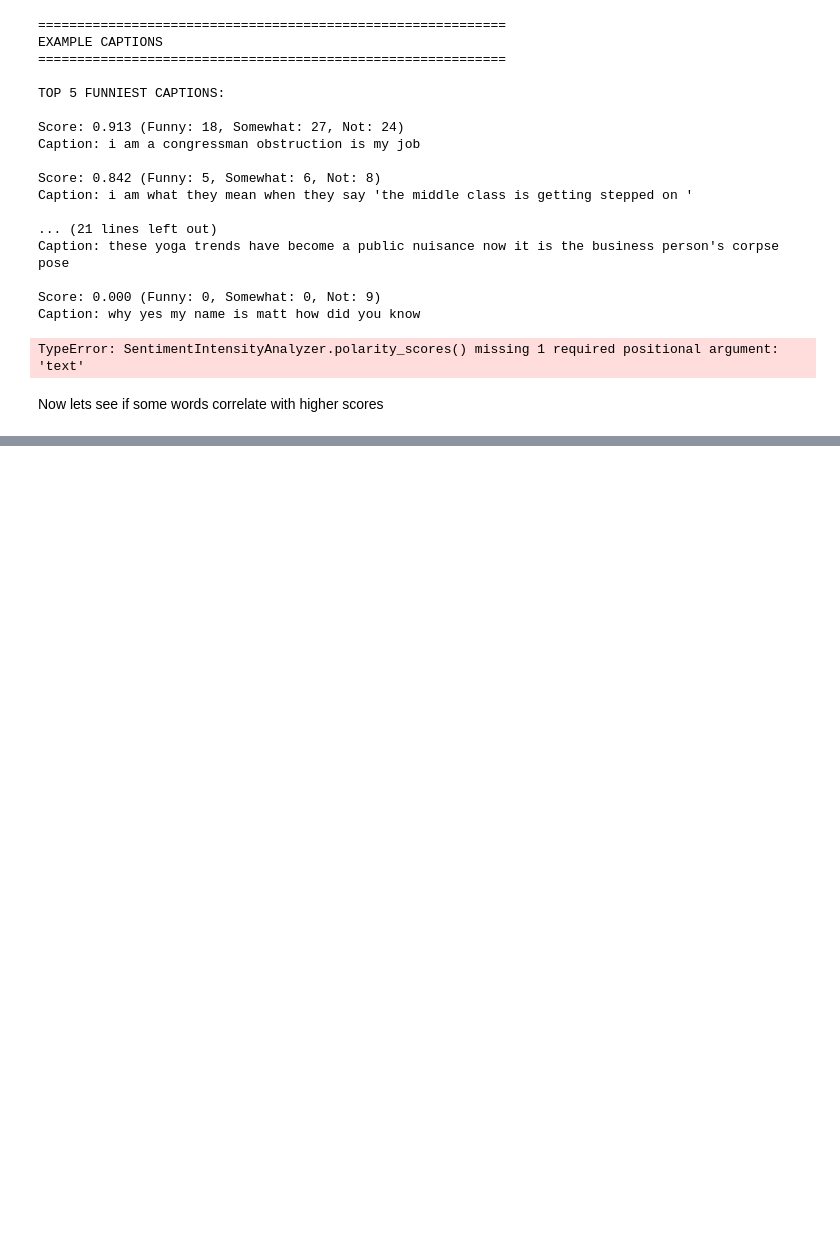
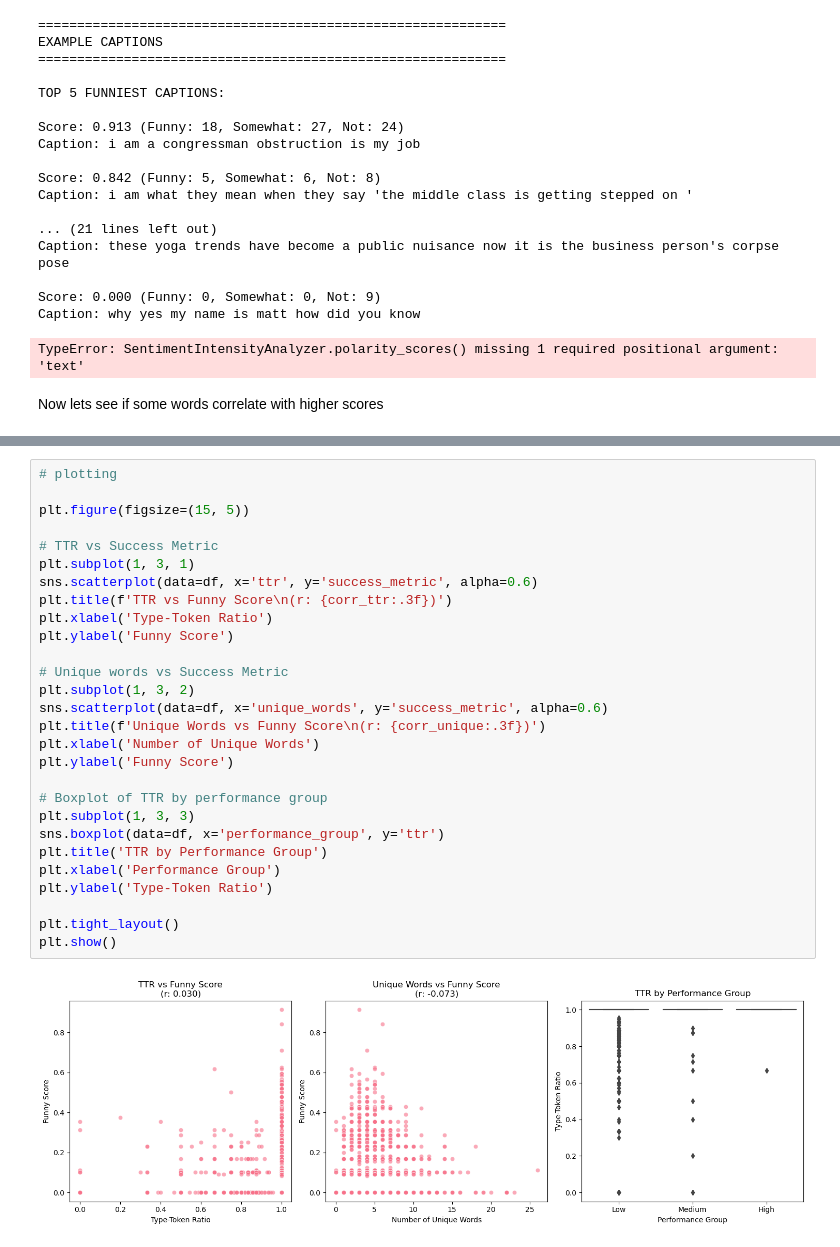
Before and after one commit to epfl-ada/ada-2025-project-json-derulo, a Jupyter notebook: src/Marina/data_exploration.ipynb, the cells around one changed output, grey strips where cells are left out. Cells and saved outputs as stored; diff of their text form; blank space fills up the shorter version.

```diff
--- a/src/Marina/data_exploration.ipynb
+++ b/src/Marina/data_exploration.ipynb
@@ -493,0 +659,30 @@ for word, count in most_common:
+# %%
+# plotting
+
+plt.figure(figsize=(15, 5))
+
+# TTR vs Success Metric
+plt.subplot(1, 3, 1)
+sns.scatterplot(data=df, x='ttr', y='success_metric', alpha=0.6)
+plt.title(f'TTR vs Funny Score\n(r: {corr_ttr:.3f})')
+plt.xlabel('Type-Token Ratio')
+plt.ylabel('Funny Score')
+
+# Unique words vs Success Metric
+plt.subplot(1, 3, 2)
+sns.scatterplot(data=df, x='unique_words', y='success_metric', alpha=0.6)
+plt.title(f'Unique Words vs Funny Score\n(r: {corr_unique:.3f})')
+plt.xlabel('Number of Unique Words')
+plt.ylabel('Funny Score')
+
+# Boxplot of TTR by performance group
+plt.subplot(1, 3, 3)
+sns.boxplot(data=df, x='performance_group', y='ttr')
+plt.title('TTR by Performance Group')
+plt.xlabel('Performance Group')
+plt.ylabel('Type-Token Ratio')
+
+plt.tight_layout()
+plt.show()
+# %% [output]
+[figure, added]
```
Also changed, not shown: parts of 25 cells of this notebook, 1 other file.
